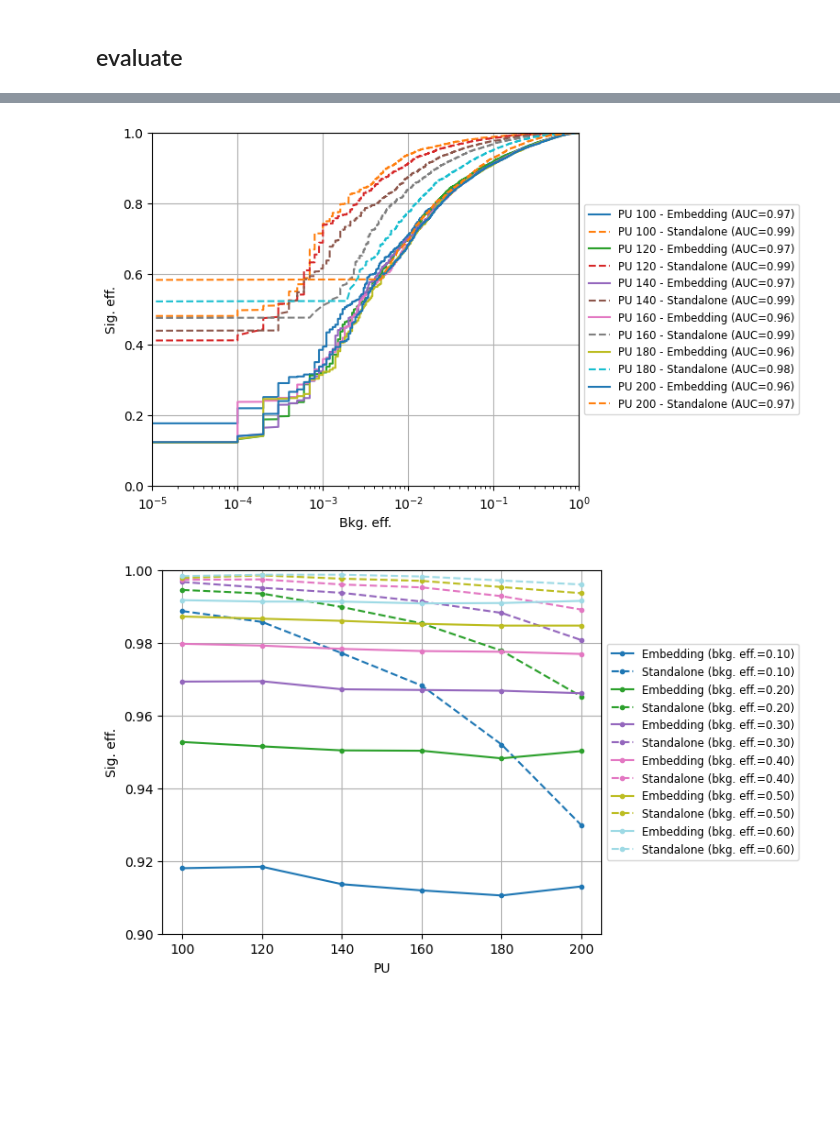
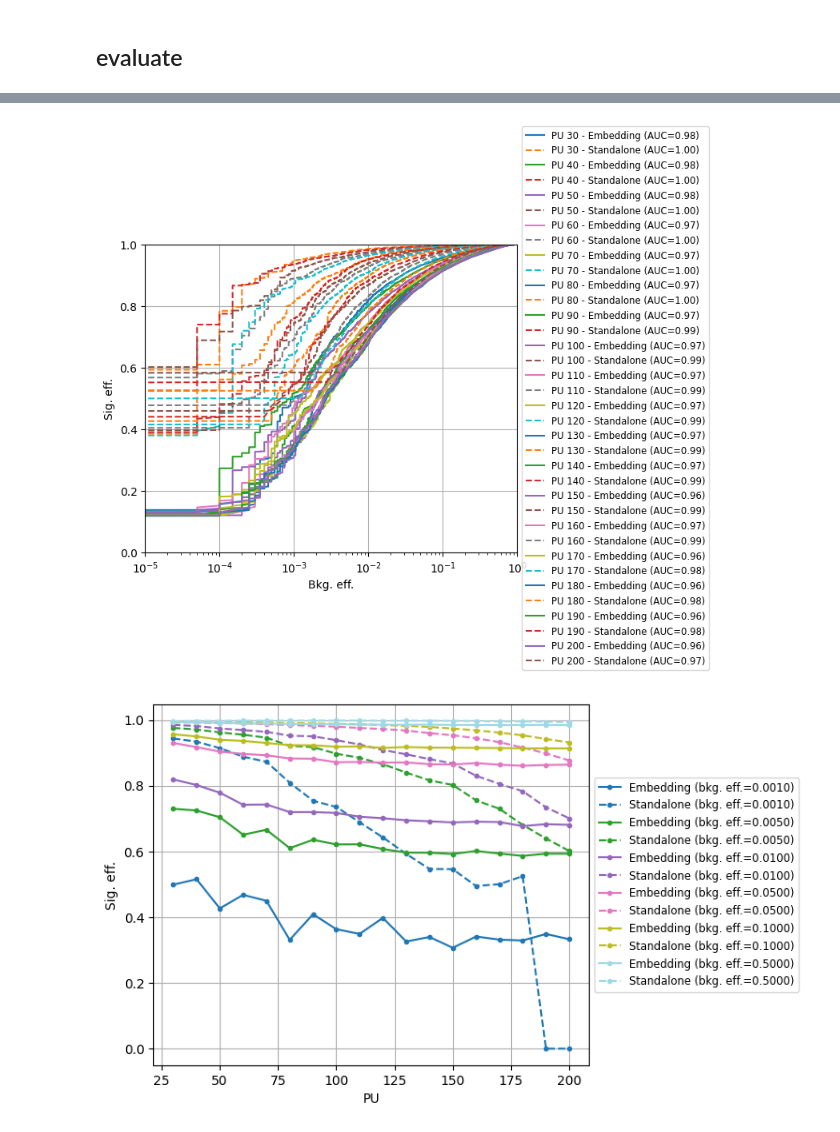
Before and after one commit to hftsoi/contrastive4pu, a Jupyter notebook: train.ipynb, the cells around one changed output, grey strips where cells are left out. Saved outputs shown, nothing was run; the diff lists cells and outputs as text; code cells hidden in the pictures; blank space fills up the shorter version.

Commit message:
update plotting

```diff
--- a/train.ipynb
+++ b/train.ipynb
@@ -242,7 +242,7 @@ standalone_classifier_loaded.load_weights('weights_standalone_classifier.h5')
 # %% [markdown]
 ## evaluate
 # %%
-n_per_sample = 10000
+n_per_sample = 20000
 
 with h5py.File('HHbbbb.h5', 'r') as f:
     X_HHbbbb_isHS = tf.cast(f['HS'][-n_per_sample:], tf.float32)
@@ -261,5 +261,5 @@ print(X_PJZ0.shape)
 # %%
-test_pu = list(range(100, 201, 20))
+test_pu = list(range(30, 201, 10))
 X_test = []
 Y_test = []
 Y_pred_embedding = []
@@ -293,7 +292,7 @@ for pu in test_pu:
 200
 # %%
 plot_roc(Y_test=Y_test, Y_pred_embedding=Y_pred_embedding, Y_pred_standalone=Y_pred_standalone, test_pu=test_pu)
-plot_sig_eff_vs_pu(Y_test=Y_test, Y_pred_embedding=Y_pred_embedding, Y_pred_standalone=Y_pred_standalone, test_pu=test_pu, bkg_eff_list=list(np.arange(0.1, 0.7, 0.1)))
+plot_sig_eff_vs_pu(Y_test=Y_test, Y_pred_embedding=Y_pred_embedding, Y_pred_standalone=Y_pred_standalone, test_pu=test_pu, bkg_eff_list=[0.001,0.005,0.01,0.05,0.1,0.5])
 # %% [output]
-[figure, old version]
+[figure, new version]
-[figure, old version]
+[figure, new version]
```
Also changed, not shown: parts of 2 cells of this notebook, 1 other file.
